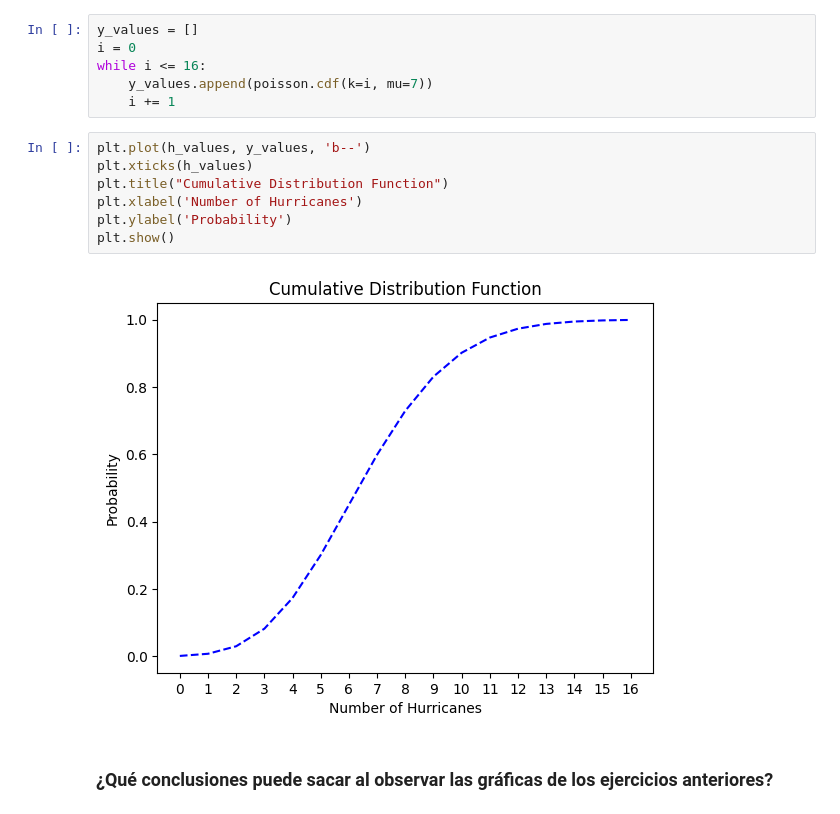
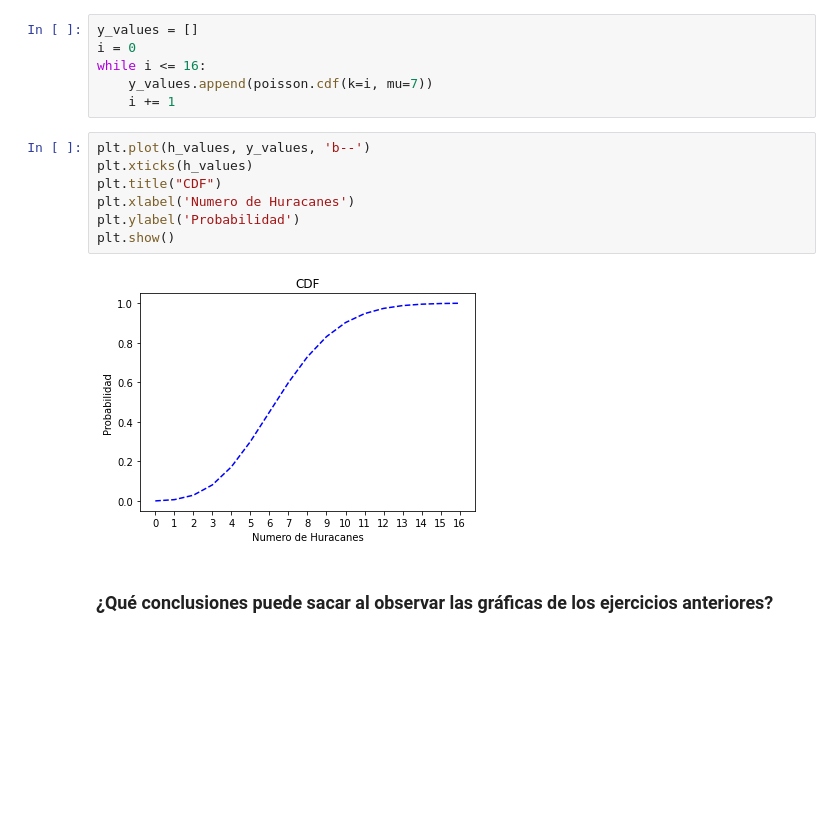
Before and after one commit to Mar19845/MicroProyecto-1, a Jupyter notebook: MicroProyecto1.ipynb, the cells around one changed output. Cells and saved outputs as stored; diff of their text form; blank space fills up the shorter version.

```diff
--- a/MicroProyecto1.ipynb
+++ b/MicroProyecto1.ipynb
@@ -64,12 +64,12 @@ while i <= 16:
 # %%
 plt.plot(h_values, y_values, 'b--')
 plt.xticks(h_values)
-plt.title("Cumulative Distribution Function")
-plt.xlabel('Number of Hurricanes')
-plt.ylabel('Probability')
+plt.title("CDF")
+plt.xlabel('Numero de Huracanes')
+plt.ylabel('Probabilidad')
 plt.show()
 # %% [output]
-[figure, old version]
+[figure, new version]
 # %% [markdown]
 ### ¿Qué conclusiones puede sacar al observar las gráficas de los ejercicios anteriores?
 # %% [markdown]
```
Also changed, not shown: parts of 11 cells of this notebook.
